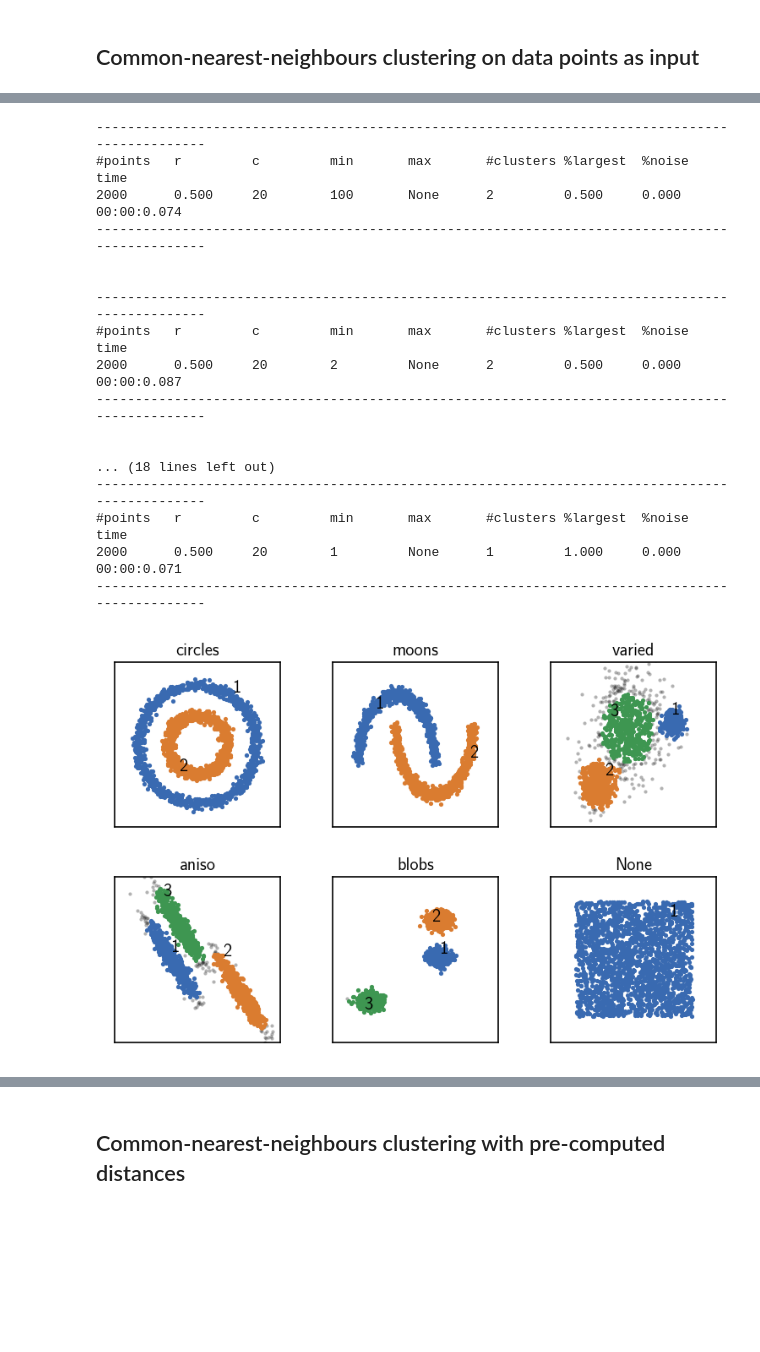
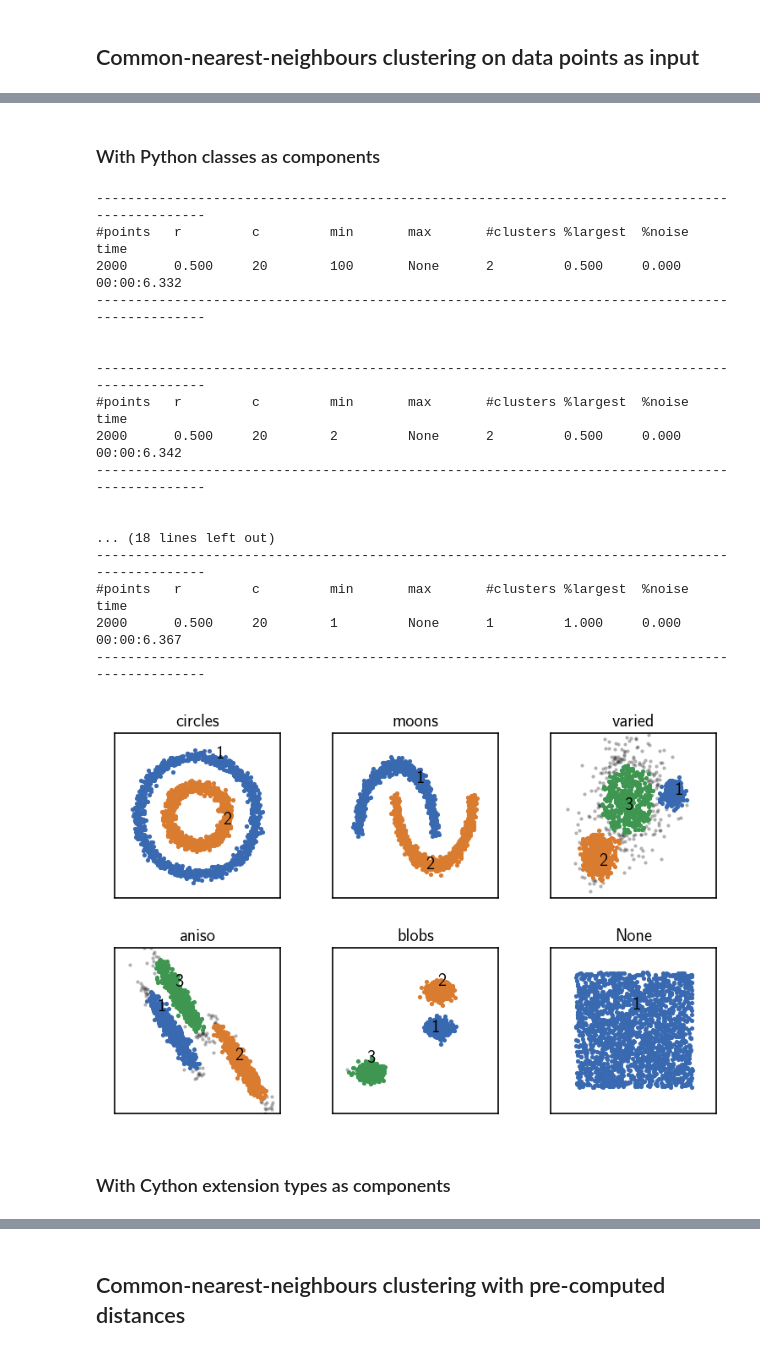
Before and after one commit to janjoswig/CommonNNClustering, a Jupyter notebook: docsrc/tutorial/scikit_learn_datasets.ipynb, the cells around one changed output, grey strips where cells are left out. Cells and saved outputs as stored; diff of their text form; code cells hidden in the pictures; blank space fills up the shorter version.

```diff
--- a/docsrc/tutorial/scikit_learn_datasets.ipynb
+++ b/docsrc/tutorial/scikit_learn_datasets.ipynb
@@ -159,3 +191,20 @@ fig.subplots_adjust(
 [figure]
 # %% [markdown]
 ## Common-nearest-neighbours clustering on data points as input
+# %%
+recipe = {
+    "input_data": _types.InputDataExtComponentsMemoryview,
+    "fitter": None,
+}
+# %%
+fitter = _fit.FitterBFS(
+    _types.NeighboursGetterBruteForce(
+        _types.DistanceGetterMetric(
+            _types.MetricEuclidean()
+            )
+        ),
+    _types.NeighboursList(),
+    _types.NeighboursList(),
+    _types.SimilarityCheckerContains(),
+    _types.QueueFIFODeque(),
+    )
@@ -162,3 +227,5 @@ fig.subplots_adjust(
+# %% [markdown]
+### With Python classes as components
 # %%
 fig, ax = plt.subplots(2, 3)
 Ax = ax.flatten()
@@ -168,35 +235,38 @@ for count, (name, data, params) in enumerate(dsets):
     # Fit all datasets to the same value range
     data = StandardScaler().fit_transform(data)
 
-    clustering = cluster.prepare_clustering(data)
+    clustering = cluster.prepare_clustering(data, **recipe)
+    clustering._fitter = fitter
 
     # Calculate neighbours brute force
     clustering.fit(**params)
     print()
 
     clustering.evaluate(ax=Ax[count], annotate_pos="random")
     Ax[count].set(**ax_props)
     Ax[count].set_title(f'{name}', fontsize=10, pad=4)
 
 fig.subplots_adjust(
     left=0, right=1, bottom=0, top=1, wspace=0.1, hspace=0.3
     )
 # %% [output]
 -----------------------------------------------------------------------------------------------
 #points   r         c         min       max       #clusters %largest  %noise    time
-2000      0.500     20        100       None      2         0.500     0.000     00:00:0.074
+2000      0.500     20        100       None      2         0.500     0.000     00:00:6.332
 -----------------------------------------------------------------------------------------------
 
 
 -----------------------------------------------------------------------------------------------
 #points   r         c         min       max       #clusters %largest  %noise    time
-2000      0.500     20        2         None      2         0.500     0.000     00:00:0.087
+2000      0.500     20        2         None      2         0.500     0.000     00:00:6.342
 -----------------------------------------------------------------------------------------------
 
 
 ... (18 lines left out)
 -----------------------------------------------------------------------------------------------
 #points   r         c         min       max       #clusters %largest  %noise    time
-2000      0.500     20        1         None      1         1.000     0.000     00:00:0.071
+2000      0.500     20        1         None      1         1.000     0.000     00:00:6.367
 -----------------------------------------------------------------------------------------------
-[figure, old version]
+[figure, new version]
+# %% [markdown]
+### With Cython extension types as components
```
Also changed, not shown: parts of 15 cells of this notebook, 14 other files.
